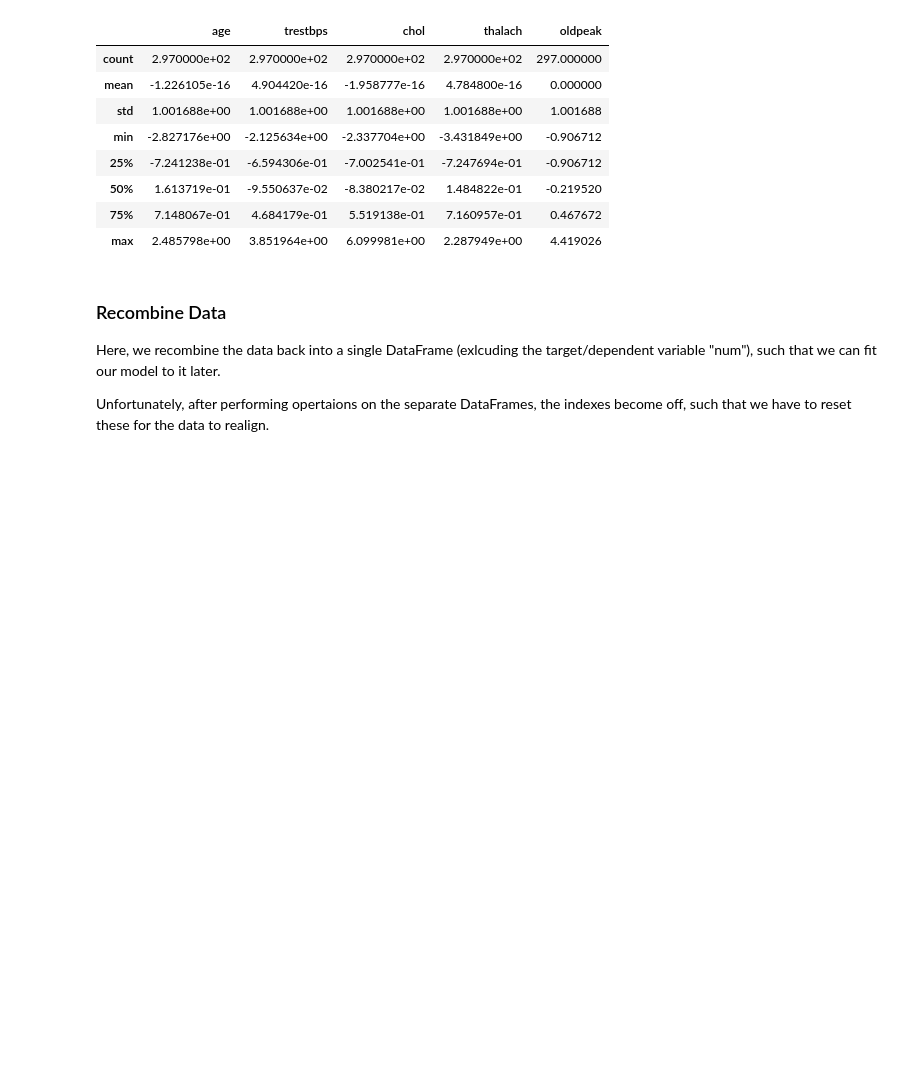
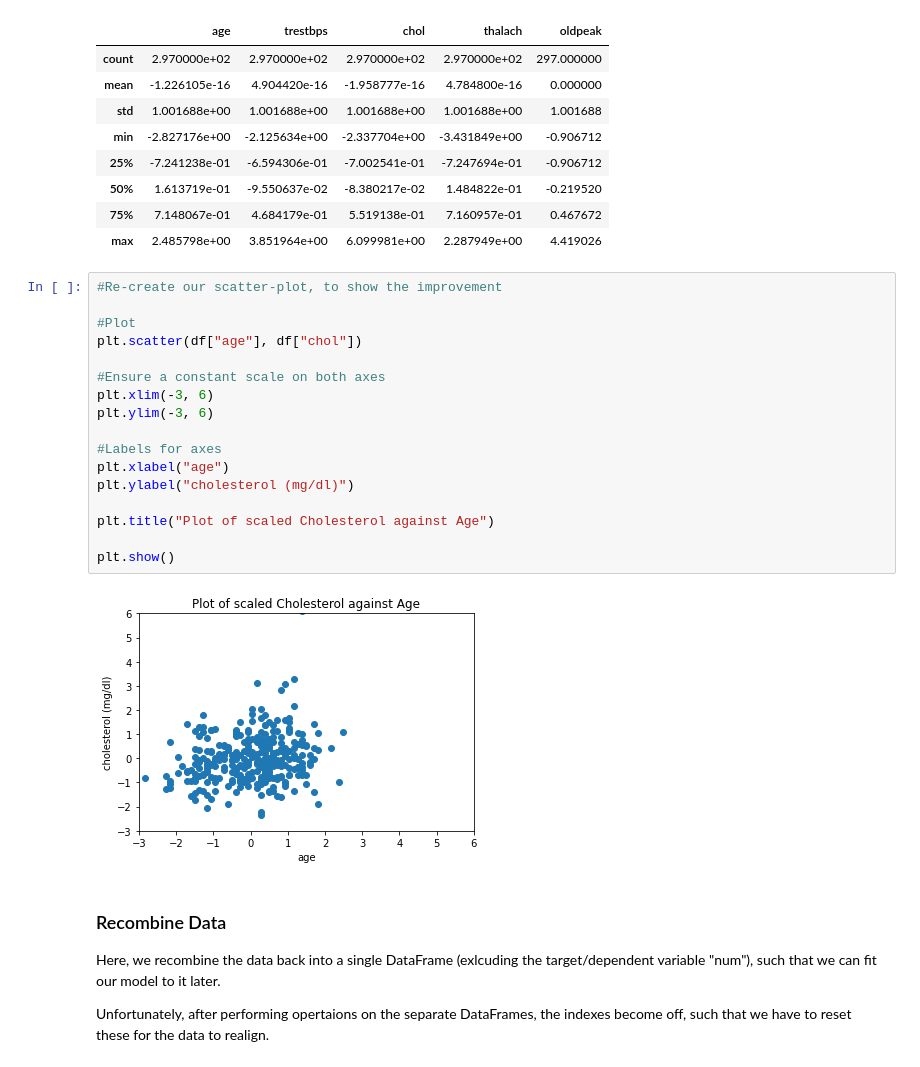
Before and after one commit to Cameron-Watts/Capstone-notebooks, a Jupyter notebook: Notebooks/Classification Methods/Classification Methods - KNN.ipynb, the cells around one changed output. Saved outputs shown, nothing was run; the diff lists cells and outputs as text; blank space fills up the shorter version.

```diff
--- a/Notebooks/Classification Methods/Classification Methods - KNN.ipynb
+++ b/Notebooks/Classification Methods/Classification Methods - KNN.ipynb
@@ -270,6 +294,25 @@ df.describe()
 | 50% | 1.613719e-01 | -9.550637e-02 | -8.380217e-02 | 1.484822e-01 | -0.219520 |
 | 75% | 7.148067e-01 | 4.684179e-01 | 5.519138e-01 | 7.160957e-01 | 0.467672 |
 | max | 2.485798e+00 | 3.851964e+00 | 6.099981e+00 | 2.287949e+00 | 4.419026 |
+# %%
+#Re-create our scatter-plot, to show the improvement
+
+#Plot
+plt.scatter(df["age"], df["chol"])
+
+#Ensure a constant scale on both axes
+plt.xlim(-3, 6)
+plt.ylim(-3, 6)
+
+#Labels for axes
+plt.xlabel("age")
+plt.ylabel("cholesterol (mg/dl)")
+
+plt.title("Plot of scaled Cholesterol against Age")
+
+plt.show()
+# %% [output]
+[figure, added]
 # %% [markdown]
 ### Recombine Data
 
```
Also changed, not shown: parts of 19 cells of this notebook.
